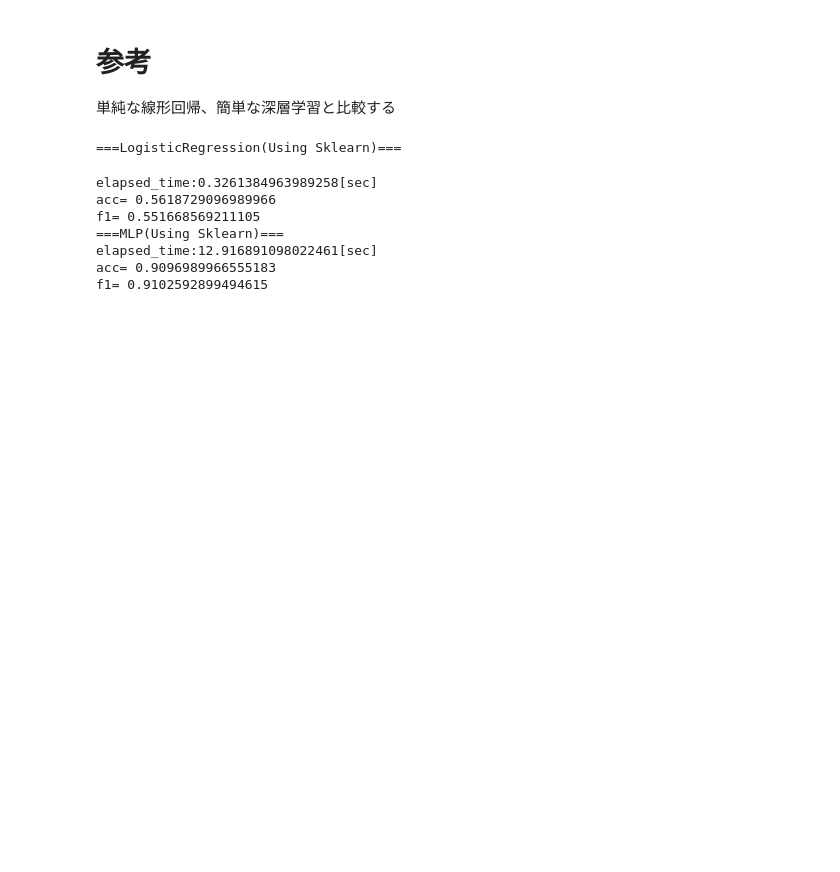
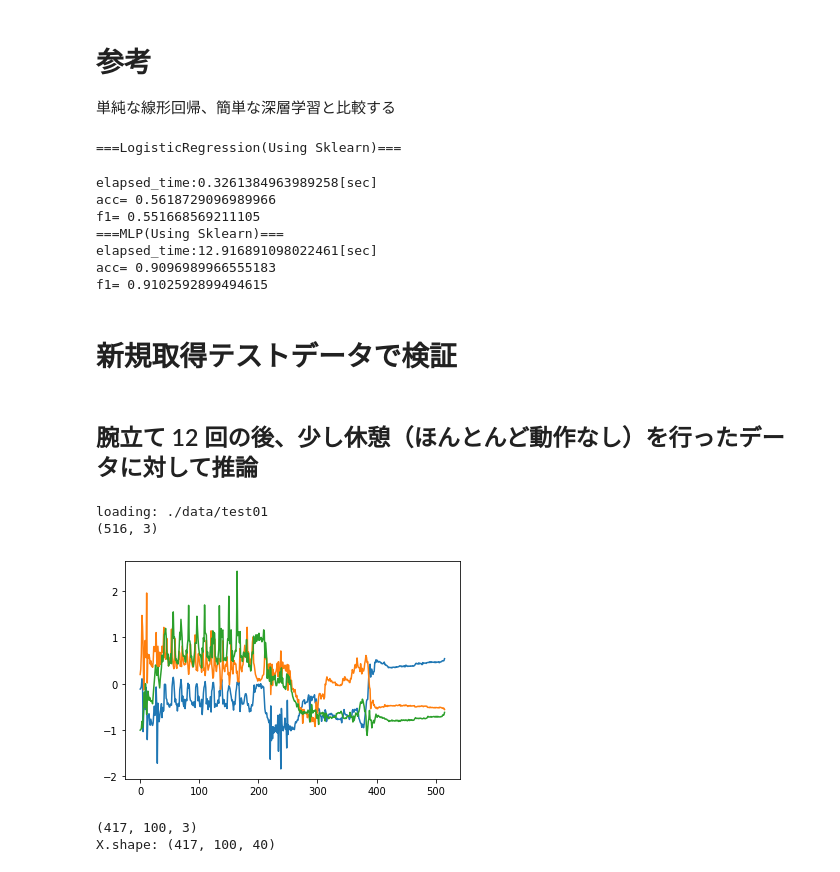
Before and after one commit to hnishi/muscle_QoreSDK_AdvCal2019, a Jupyter notebook: muscle_QoreSDK_v2.ipynb, the cells around one changed output. Drawn from its saved outputs; the diff is of its cells as text; code cells hidden in the pictures; blank space fills up the shorter version.

Commit message:
Add addtional analysis and data

```diff
--- a/muscle_QoreSDK_v2.ipynb
+++ b/muscle_QoreSDK_v2.ipynb
@@ -210,3 +211,49 @@ f1= 0.551668569211105
 elapsed_time:12.916891098022461[sec]
 acc= 0.9096989966555183
 f1= 0.9102592899494615
+# %% [markdown]
+# 新規取得テストデータで検証
+# %% [markdown]
+## 腕立て 12 回の後、少し休憩（ほんとんど動作なし）を行ったデータに対して推論
+# %%
+# 新規取得データの読み込み
+
+list_data = [
+    './data/test01_udetate',
+    ]
+
+list_X = []
+list_y = []
+# j_label = 0  # incremental label for each data
+for i_data in list_data:
+    print('loading: ' + i_data)
+    array_loaded = load_xyz(i_data)
+    array_label = np.repeat(j_label, array_loaded.shape[0])
+    j_label += 1
+    plt.figure()
+    plt.plot(array_loaded)
+    # 時系列を複数の小時系列に分割する。
+    # https://qcore-info.github.io/advent-calendar-2019/index.html#qore_sdk.utils.sliding_window
+    print(array_loaded.shape)
+#     X, y = qore_sdk.utils.sliding_window(array_loaded, width=100, stepsize=1, axis=0, y=array_label, y_def='mode')
+    X = qore_sdk.utils.sliding_window(array_loaded, width=100, stepsize=1, axis=0)
+#     print(X.shape, y.shape)
+    list_X.append(X)
+#     list_y.append(y)
+X_all = np.concatenate(list_X, 0)
+# y_all = np.concatenate(list_y, 0)
+# %% [output]
+loading: ./data/test01
+(516, 3)
+[figure, added]
+# %%
+# 検証データの Featurizer による特徴抽出
+print(X_all.shape)
+
+n_filters = 40
+featurizer = Featurizer(n_filters)
+X = featurizer.featurize(X_all, axis=2)
+print('X.shape:', X.shape)
+# %% [output]
+(417, 100, 3)
+X.shape: (417, 100, 40)
```
Also changed, not shown: parts of 10 cells of this notebook, 6 other files.
